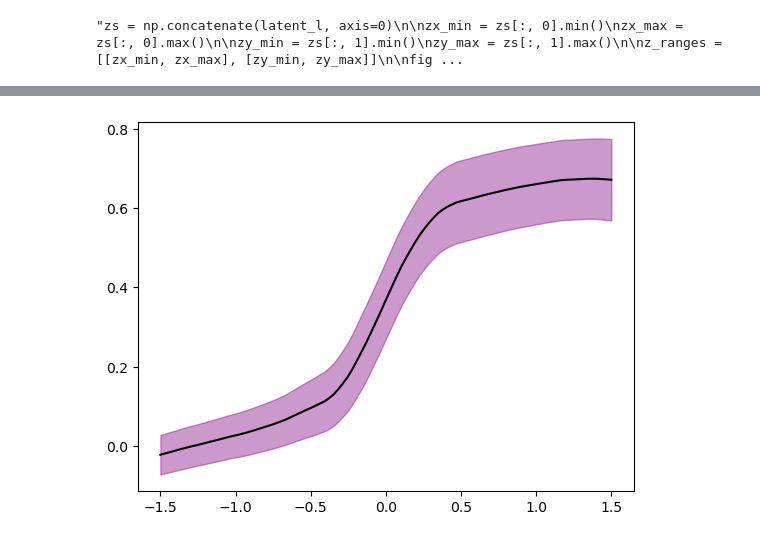
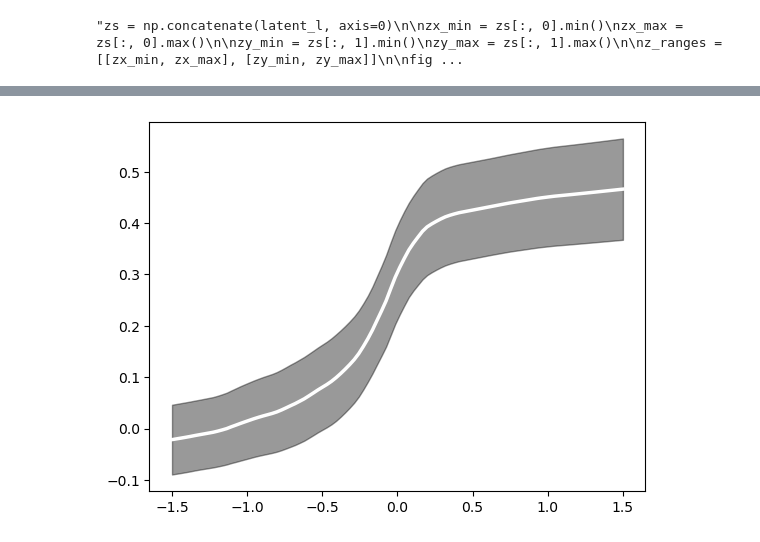
Before and after one commit to jwass1997/kmc_project, a Jupyter notebook: scripts/python_scripts/deepsets.ipynb, the cells around one changed output, grey strips where cells are left out. Drawn from its saved outputs; the diff is of its cells as text; code cells hidden in the pictures.

```diff
--- a/scripts/python_scripts/deepsets.ipynb
+++ b/scripts/python_scripts/deepsets.ipynb
@@ -192,4 +192,15 @@ def neg_ll(target, y):
     )
 
     return nll.mean()
+# %%
+def sort_by_radius(x):
+    r2 = (x ** 2).sum(dim=-1)
+    r2_sorted, idx = torch.sort(r2, dim=1)
+    pts_sorted = torch.gather(
+        x,
+        dim=1,
+        index=idx.unsqueeze(-1).expand(-1, -1, 2)
+    )
+
+    return pts_sorted
 # %%
@@ -286,10 +316,22 @@ print(f"Model has been saved!")
 Model has been saved!
 # %%
 #deep_set = SetTransformer(in_dim=2, num_outputs=1, out_dim=ds_out_dim)
-deep_set = DeepSet(in_dim=2, h_dim=ds_h_dim, num_outputs=1, out_dim=ds_out_dim, aggr_type='mean')
+#deep_set = DeepSet(in_dim=2, h_dim=ds_h_dim, num_outputs=1, out_dim=ds_out_dim, aggr_type='mean')
+deep_set = nn.Sequential(
+    nn.Linear(400, h_dim),
+    nn.Dropout(p=0.2),
+    nn.ReLU(),
+    nn.Linear(h_dim, h_dim),
+    nn.Dropout(p=0.2),
+    nn.ReLU(),
+    nn.Linear(h_dim, h_dim),
+    nn.Dropout(p=0.2),
+    nn.ReLU(),
+    nn.Linear(h_dim, ds_out_dim),
+)
 cond_sm = CondSM(layer_dims=sm_layer_dims, dropout_p=0.1, batch_norm=True)
 
-model_dict = torch.load(f'/gpfs/bwfor/work/ws/hd_gy283-my_data/models/sm_cond_mog_DS_nll.pth')
+model_dict = torch.load(f'/gpfs/bwfor/work/ws/hd_gy283-my_data/models/sm_cond_mog_NN_nll.pth')
 
 deep_set.load_state_dict(model_dict['deep_set_state_dict'])
 cond_sm.load_state_dict(model_dict['cond_sm_state_dict'])
@@ -317,6 +359,9 @@ y_true_l = []
 latent_l = []
 with torch.no_grad():
     for x, v, y in test_loader:
+        bs = x.size(0)
+        x = sort_by_radius(x)
+        x = x.view(bs, 200*2)
         x = x.to(device, non_blocking=True).float()
         v = v.to(device, non_blocking=True).float()
         y = y.to(device, non_blocking=True).float()
@@ -424,33 +469,34 @@ plt.scatter(*acc.T)
 # %%
 deep_set.eval()
 cond_sm.eval()
 
 N = 100
 c_list = [0.2, 1.1, -0.5, -1, 0.5, 0.7]
 c_volts = torch.tensor(c_list, dtype=torch.float32).expand(N, -1)
 volt_range = torch.linspace(-1.5, 1.5, N).unsqueeze(1)
 
 input_tensor = torch.cat([volt_range, c_volts], dim=1)
 geom_tensor = torch.from_numpy(acc).float().unsqueeze(0).expand(N, 200, 2)
 
 input_tensor = input_tensor.to(device)
 geom_tensor = geom_tensor.to(device)
+geom_tensor = geom_tensor.view(-1, 400)
 
 with torch.no_grad():
     z = deep_set(geom_tensor).squeeze(dim=1)
     sm_input = torch.cat([input_tensor, z], axis=1)
     y = cond_sm(sm_input).detach().cpu().numpy()
 
 mu = y[..., 0]
 mu_std = F.softplus(torch.from_numpy(y[..., 1])).numpy()
 test_simulation = np.load('/gpfs/bwfor/work/ws/hd_gy283-my_data/sm_test.npz')
 current = test_simulation['current'] / 1.602176634e-19
 sem = test_simulation['sem'] / 1.602176634e-19
 vs = np.linspace(-1.5, 1.5, N)
-plt.plot(vs, mu, c='k')
-plt.fill_between(vs, mu-mu_std, mu+mu_std, color='purple', alpha=.4)
+plt.plot(vs, mu, c='w', lw=2.5)
+plt.fill_between(vs, mu-mu_std, mu+mu_std, color='k', alpha=.4)
 #plt.fill_between(vs, current-sem, current+sem, color='orange')
 
 plt.show()
 # %% [output]
-[figure, old version]
+[figure, new version]
```
Also changed, not shown: parts of 5 cells of this notebook, 13 other files.
